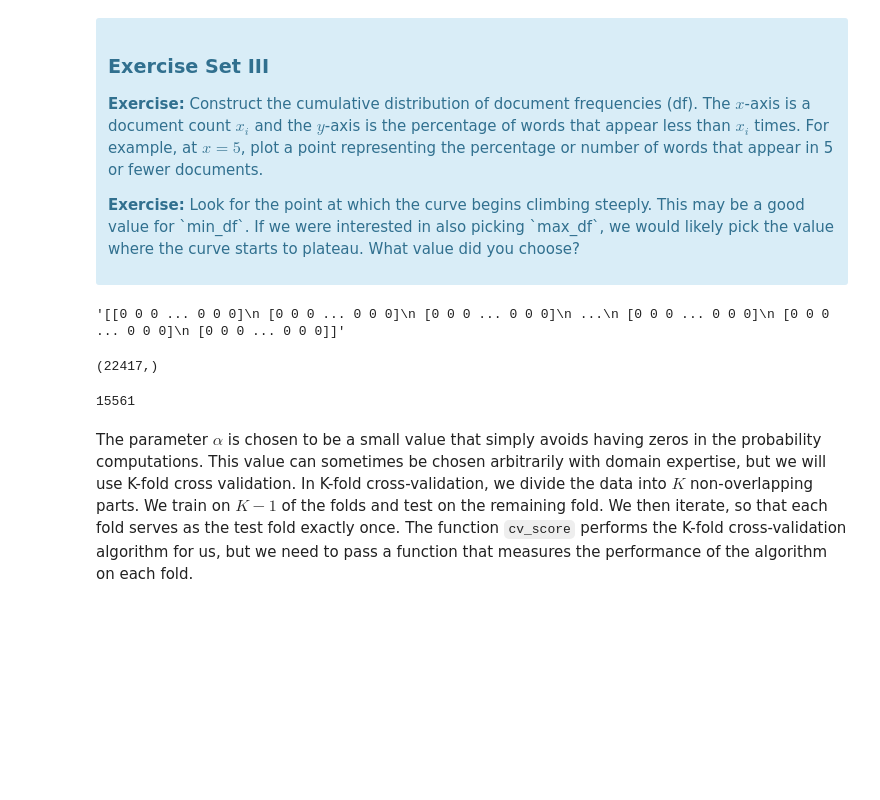
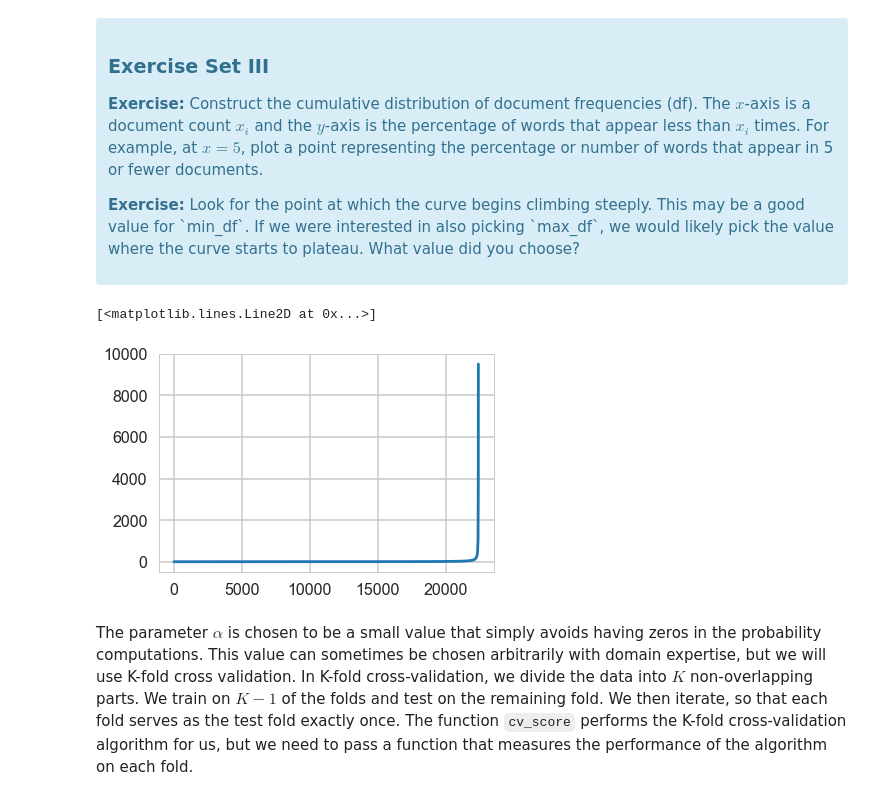
Before and after one commit to liconver/Naive-Bayes-Mini-Project, a Jupyter notebook: naive_bayes/Mini_Project_Naive_Bayes.ipynb, the cells around one changed output. Drawn from its saved outputs; the diff is of its cells as text; code cells hidden in the pictures; blank space fills up the shorter version.

```diff
--- a/naive_bayes/Mini_Project_Naive_Bayes.ipynb
+++ b/naive_bayes/Mini_Project_Naive_Bayes.ipynb
@@ -289,30 +289,20 @@ First, let's find an appropriate value for `min_df` for the `CountVectorizer`. `
 
 <p><b>Exercise:</b> Look for the point at which the curve begins climbing steeply. This may be a good value for `min_df`. If we were interested in also picking `max_df`, we would likely pick the value where the curve starts to plateau. What value did you choose?</p>
 </div>
-# %%
-# Your turn.
-vectorizer =CountVectorizer()
-vectorizer.fit(critics['quote'])
-words = vectorizer.get_feature_names()
-x = vectorizer.transform(critics['quote'])
-x = x.toarray()
-# %% [output]
-'[[0 0 0 ... 0 0 0]\n [0 0 0 ... 0 0 0]\n [0 0 0 ... 0 0 0]\n ...\n [0 0 0 ... 0 0 0]\n [0 0 0 ... 0 0 0]\n [0 0 0 ... 0 0 0]]'
 # %%
-sum(x[:,2])
-occurence = np.arange(x.shape[1])
+# Your turn.
+vectorizer.fit(critics['quote'])
+x = vectorizer.transform(critics['quote'])
+x = x.toarray()
+occurence = np.zeros(x.shape[1])
 for j in range(x.shape[1]):
     for i in range(x.shape[0]):
         if x[i,j] > 0:
             occurence[j] +=1
+plt.plot(np.sort(occurence))
+# %% [output]
+[<matplotlib.lines.Line2D at 0x...>]
+[figure, added]
-# %%
-occurence.shape
-# %% [output]
-(22417,)
-# %%
-plt.plot
-# %% [output]
-15561
 # %% [markdown]
 The parameter $\alpha$ is chosen to be a small value that simply avoids having zeros in the probability computations. This value can sometimes be chosen arbitrarily with domain expertise, but we will use K-fold cross validation. In K-fold cross-validation, we divide the data into $K$ non-overlapping parts. We train on $K-1$ of the folds and test on the remaining fold. We then iterate, so that each fold serves as the test fold exactly once. The function `cv_score` performs the K-fold cross-validation algorithm for us, but we need to pass a function that measures the performance of the algorithm on each fold.
 # %%
```
Also changed, not shown: parts of 17 cells of this notebook.
